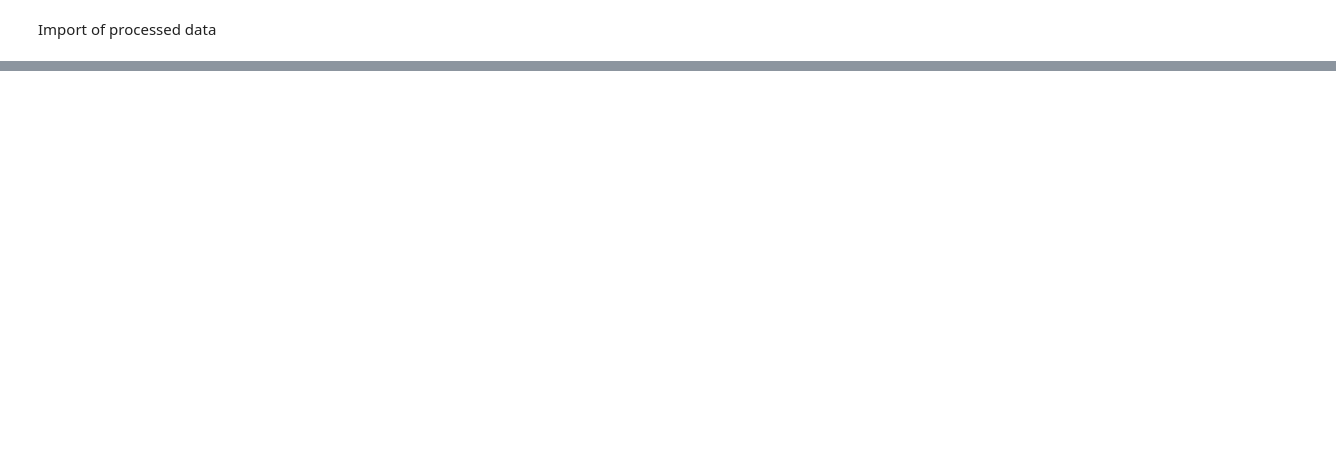
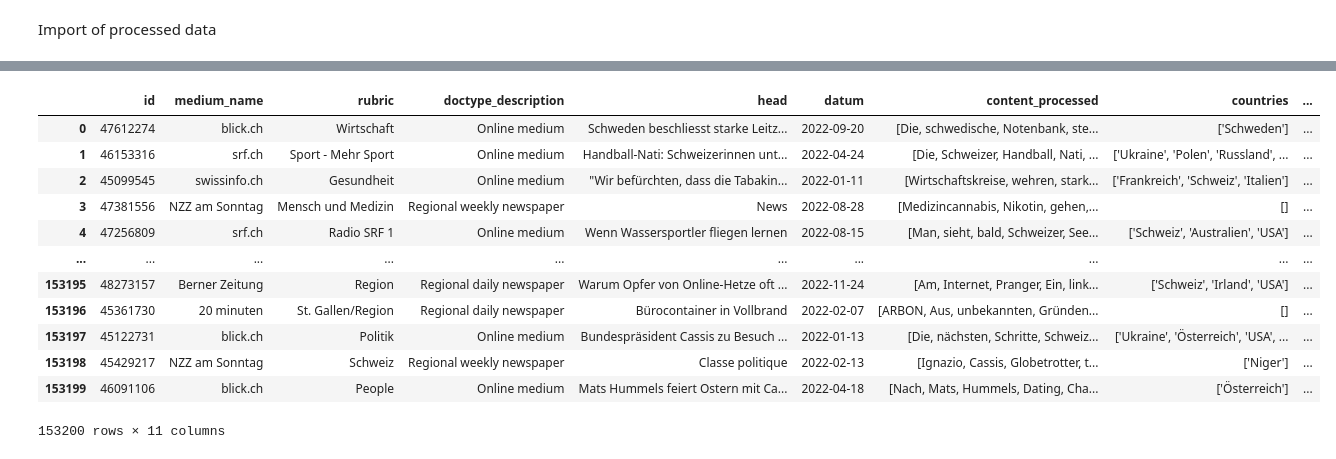
Before and after one commit to slinusc/Visualization_Project, a Jupyter notebook: code/data_processing.ipynb, the cells around one changed output, grey strips where cells are left out. Cells and saved outputs as stored; diff of their text form; code cells hidden in the pictures; blank space fills up the shorter version.

Commit message:
create topic categorizer

```diff
--- a/code/data_processing.ipynb
+++ b/code/data_processing.ipynb
@@ -160,0 +170,28 @@ processed_data['content_processed'] = processed_data['content_processed'].apply(
+# %%
+categorizer = tc.TopicCategorizer()
+
+start_time = time.time()
+processed_data['kategorie'] = processed_data['content_processed'].apply(lambda x: categorizer.categorize(x))
+end_time = time.time()
+
+elapsed_time = end_time - start_time
+
+print("Elapsed Time: {:.2f} seconds".format(elapsed_time))
+
+processed_data.to_csv('../data/processed_data3.tsv.xz', sep='\t', index=False, compression='xz')
+# %%
+processed_data
+# %% [output]
+|  | id | medium_name | rubric | doctype_description | head | datum | content_processed | countries | ... |
+| 0 | 47612274 | blick.ch | Wirtschaft | Online medium | Schweden beschliesst starke Leitz... | 2022-09-20 | [Die, schwedische, Notenbank, ste... | ['Schweden'] | ... |
+| 1 | 46153316 | srf.ch | Sport - Mehr Sport | Online medium | Handball-Nati: Schweizerinnen unt... | 2022-04-24 | [Die, Schweizer, Handball, Nati, ... | ['Ukraine', 'Polen', 'Russland', ... | ... |
+| 2 | 45099545 | swissinfo.ch | Gesundheit | Online medium | "Wir befürchten, dass die Tabakin... | 2022-01-11 | [Wirtschaftskreise, wehren, stark... | ['Frankreich', 'Schweiz', 'Italien'] | ... |
+| 3 | 47381556 | NZZ am Sonntag | Mensch und Medizin | Regional weekly newspaper | News | 2022-08-28 | [Medizincannabis, Nikotin, gehen,... | [] | ... |
+| 4 | 47256809 | srf.ch | Radio SRF 1 | Online medium | Wenn Wassersportler fliegen lernen | 2022-08-15 | [Man, sieht, bald, Schweizer, See... | ['Schweiz', 'Australien', 'USA'] | ... |
+| ... | ... | ... | ... | ... | ... | ... | ... | ... | ... |
+| 153195 | 48273157 | Berner Zeitung | Region | Regional daily newspaper | Warum Opfer von Online-Hetze oft ... | 2022-11-24 | [Am, Internet, Pranger, Ein, link... | ['Schweiz', 'Irland', 'USA'] | ... |
+| 153196 | 45361730 | 20 minuten | St. Gallen/Region | Regional daily newspaper | Bürocontainer in Vollbrand | 2022-02-07 | [ARBON, Aus, unbekannten, Gründen... | [] | ... |
+| 153197 | 45122731 | blick.ch | Politik | Online medium | Bundespräsident Cassis zu Besuch ... | 2022-01-13 | [Die, nächsten, Schritte, Schweiz... | ['Ukraine', 'Österreich', 'USA', ... | ... |
+| 153198 | 45429217 | NZZ am Sonntag | Schweiz | Regional weekly newspaper | Classe politique | 2022-02-13 | [Ignazio, Cassis, Globetrotter, t... | ['Niger'] | ... |
+| 153199 | 46091106 | blick.ch | People | Online medium | Mats Hummels feiert Ostern mit Ca... | 2022-04-18 | [Nach, Mats, Hummels, Dating, Cha... | ['Österreich'] | ... |
+153200 rows × 11 columns
```
Also changed, not shown: parts of 9 cells of this notebook, 1 other file.
